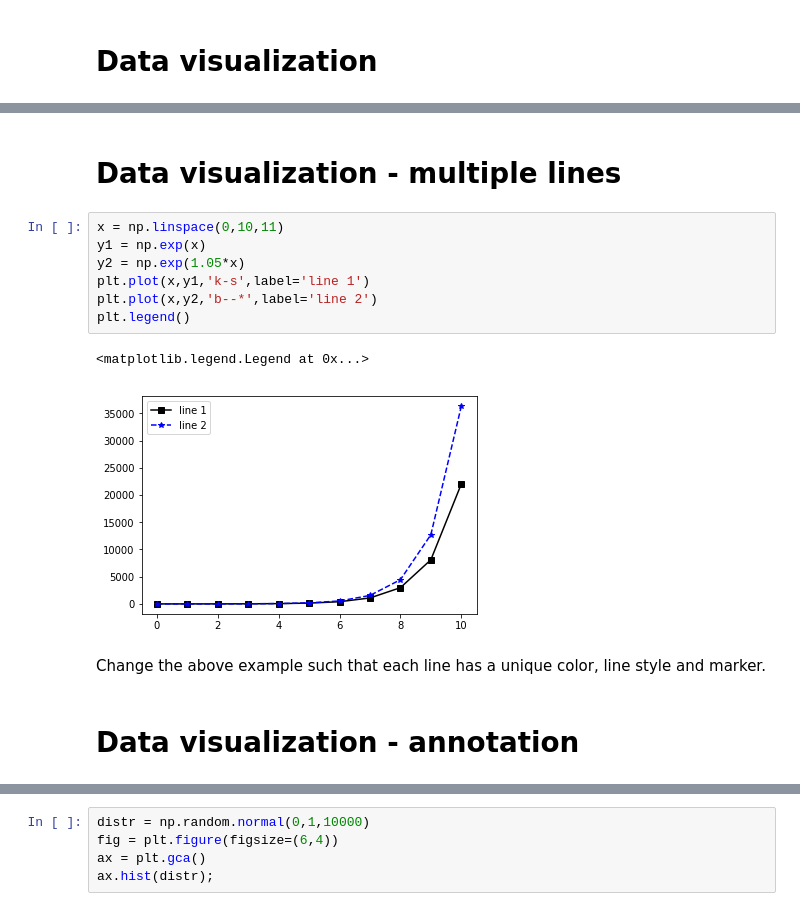
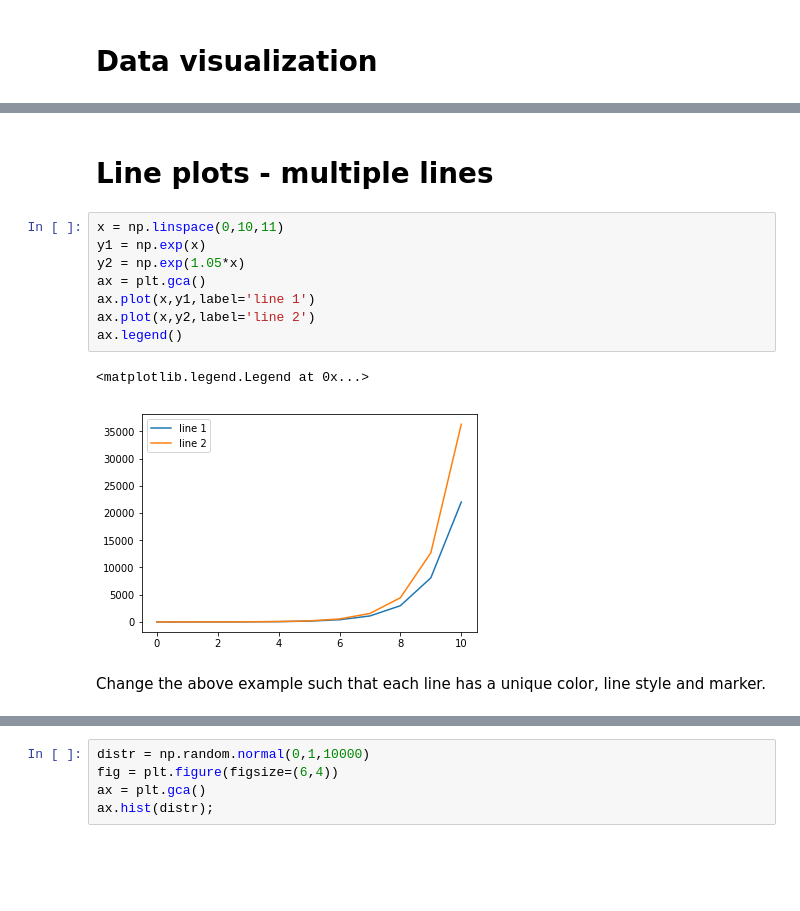
Before and after one commit to lacdr-tox/basic-programming-in-drug-discovery, a Jupyter notebook: python/slides/Numerics and Plotting.ipynb, the cells around one changed output, grey strips where cells are left out. Saved outputs shown, nothing was run; the diff lists cells and outputs as text; blank space fills up the shorter version.

```diff
--- a/python/slides/Numpy, Scipy, and Matplotlib.ipynb
+++ b/python/slides/Numerics and Plotting.ipynb
@@ -219,18 +285,17 @@ plt.plot(x,y,'-sr')
 [<matplotlib.lines.Line2D at 0x...>]
 [figure]
 # %% [markdown]
-# Data visualization - multiple lines
+# Line plots - multiple lines
 # %%
 x = np.linspace(0,10,11)
 y1 = np.exp(x)
 y2 = np.exp(1.05*x)
-plt.plot(x,y1,'k-s',label='line 1')
-plt.plot(x,y2,'b--*',label='line 2')
-plt.legend()
+ax = plt.gca()
+ax.plot(x,y1,label='line 1')
+ax.plot(x,y2,label='line 2')
+ax.legend()
 # %% [output]
 <matplotlib.legend.Legend at 0x...>
-[figure, old version]
+[figure, new version]
 # %% [markdown]
 Change the above example such that each line has a unique color, line style and marker.
-# %% [markdown]
-# Data visualization - annotation
```
Also changed, not shown: parts of 56 cells of this notebook.
